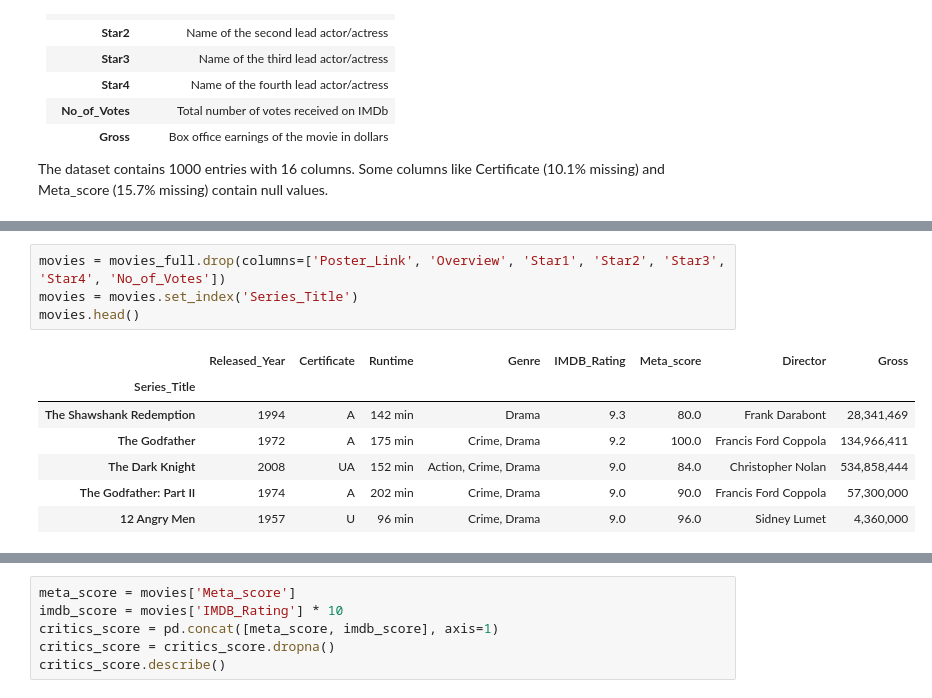
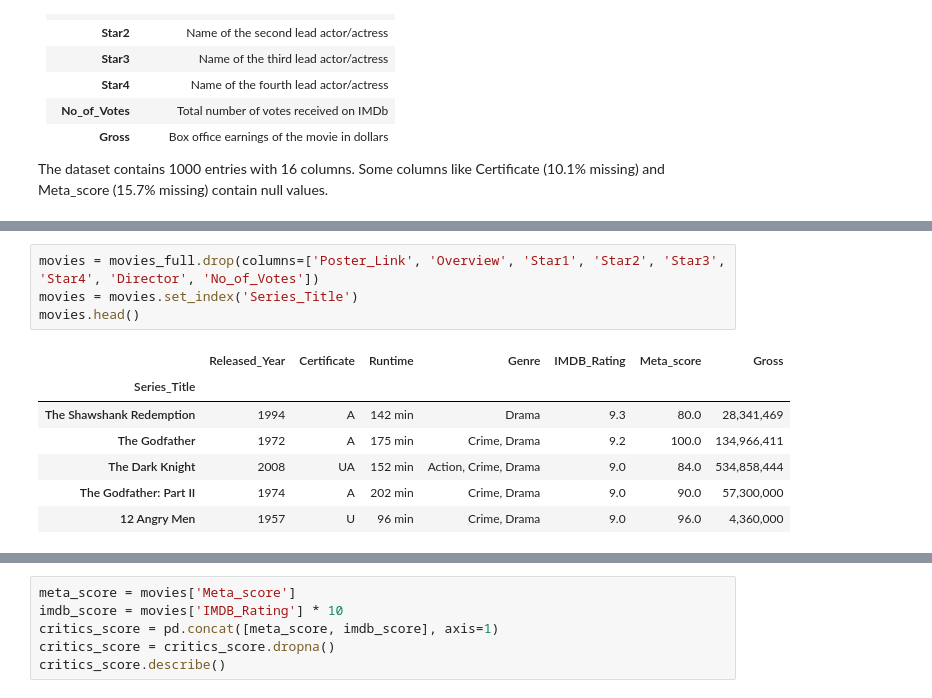
Before and after one commit to Doctor2007/movie_analysis, a Jupyter notebook: main.ipynb, the cells around one changed output, grey strips where cells are left out. Cells and saved outputs as stored; diff of their text form.

```diff
--- a/main.ipynb
+++ b/main.ipynb
@@ -43,12 +34,12 @@ movies_full.head()
 # %%
-movies = movies_full.drop(columns=['Poster_Link', 'Overview', 'Star1', 'Star2', 'Star3', 'Star4', 'No_of_Votes'])
+movies = movies_full.drop(columns=['Poster_Link', 'Overview', 'Star1', 'Star2', 'Star3', 'Star4', 'Director', 'No_of_Votes'])
 movies = movies.set_index('Series_Title')
 movies.head()
 # %% [output]
-|  | Released_Year | Certificate | Runtime | Genre | IMDB_Rating | Meta_score | Director | Gross |
-| Series_Title |  |  |  |  |  |  |  |  |
-| The Shawshank Redemption | 1994 | A | 142 min | Drama | 9.3 | 80.0 | Frank Darabont | 28,341,469 |
-| The Godfather | 1972 | A | 175 min | Crime, Drama | 9.2 | 100.0 | Francis Ford Coppola | 134,966,411 |
-| The Dark Knight | 2008 | UA | 152 min | Action, Crime, Drama | 9.0 | 84.0 | Christopher Nolan | 534,858,444 |
-| The Godfather: Part II | 1974 | A | 202 min | Crime, Drama | 9.0 | 90.0 | Francis Ford Coppola | 57,300,000 |
-| 12 Angry Men | 1957 | U | 96 min | Crime, Drama | 9.0 | 96.0 | Sidney Lumet | 4,360,000 |
+|  | Released_Year | Certificate | Runtime | Genre | IMDB_Rating | Meta_score | Gross |
+| Series_Title |  |  |  |  |  |  |  |
+| The Shawshank Redemption | 1994 | A | 142 min | Drama | 9.3 | 80.0 | 28,341,469 |
+| The Godfather | 1972 | A | 175 min | Crime, Drama | 9.2 | 100.0 | 134,966,411 |
+| The Dark Knight | 2008 | UA | 152 min | Action, Crime, Drama | 9.0 | 84.0 | 534,858,444 |
+| The Godfather: Part II | 1974 | A | 202 min | Crime, Drama | 9.0 | 90.0 | 57,300,000 |
+| 12 Angry Men | 1957 | U | 96 min | Crime, Drama | 9.0 | 96.0 | 4,360,000 |
```
Also changed, not shown: parts of 6 cells of this notebook, 2 other files.
